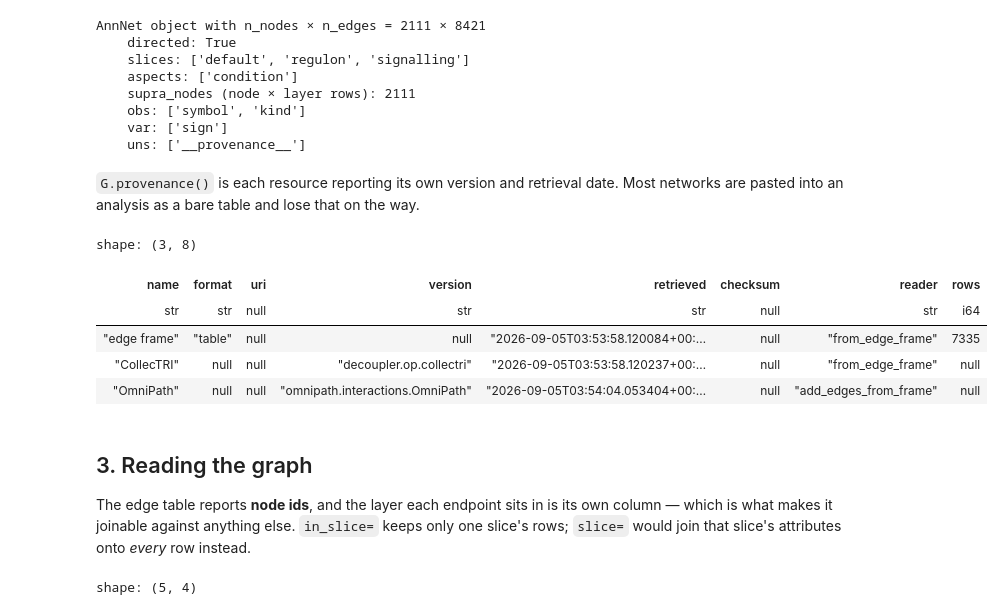
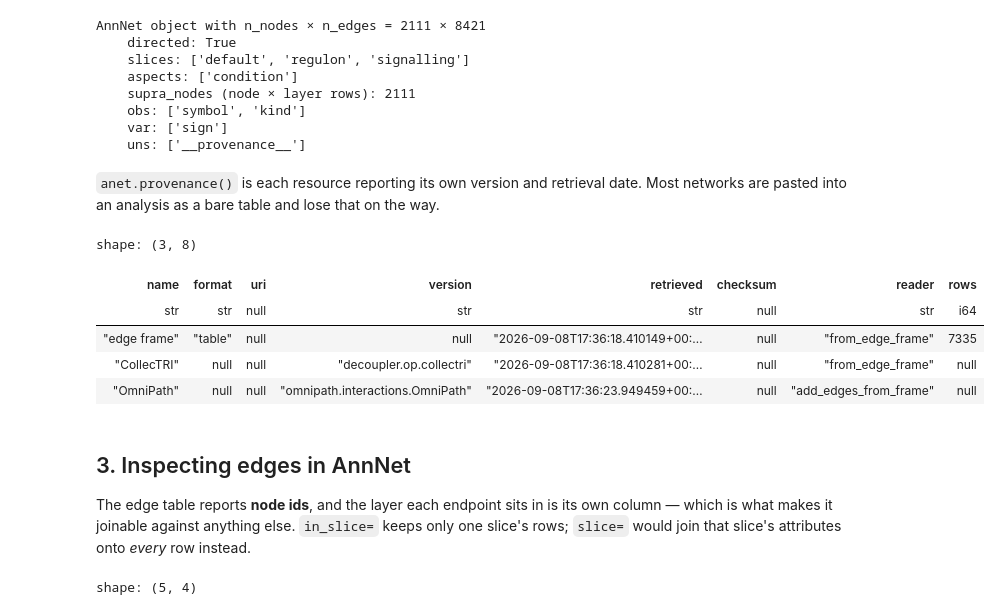
Before and after one commit to saezlab/annnet, a Jupyter notebook: notebooks/the-loop.ipynb, the cells around one changed output. Cells and saved outputs as stored; diff of their text form; code cells hidden in the pictures.

```diff
--- a/notebooks/the-loop.ipynb
+++ b/notebooks/the-loop.ipynb
@@ -72,18 +93,15 @@ Two things about the call that builds the graph:
 # %%
-import annnet as an
-from annnet import exp
-
 collectri = dc.op.collectri(organism='human')
 net = collectri[collectri['target'].isin(measured)]
 net = (net.rename(columns={'weight': 'effect'})[['source', 'target', 'effect']]
           .drop_duplicates(subset=['source', 'target']))
 
-G = an.from_edge_frame(
+anet = an.from_edge_frame(
     net, directed=True, sign='effect', slice='regulon',
     aspects={'condition': conditions},
 )
-G.provenance.record('CollecTRI', version='decoupler.op.collectri', reader='from_edge_frame')
-print(f'{len(list(G.edges()))} regulatory interactions')
+anet.provenance.record('CollecTRI', version='decoupler.op.collectri', reader='from_edge_frame')
+print(f'{len(list(anet.edges()))} regulatory interactions')
 # %% [output]
 7335 regulatory interactions
 # %% [markdown]
@@ -113,13 +131,13 @@ signalling = signalling[
 ]
 
 an.add_edges_from_frame(
-    G, signalling, directed=True, sign='effect', slice='signalling', on_conflict='rename',
+    anet, signalling, directed=True, sign='effect', slice='signalling', on_conflict='rename',
 )
-G.provenance.record('OmniPath', version='omnipath.interactions.OmniPath',
+anet.provenance.record('OmniPath', version='omnipath.interactions.OmniPath',
                     reader='add_edges_from_frame')
-G.attrs.set_node_attrs_bulk({n: {'symbol': n, 'kind': 'protein'} for n in G.nodes()})
-print(G.slices.list(), '|', len(list(G.edges())), 'edges total')
-G
+anet.attrs.set_node_attrs_bulk({n: {'symbol': n, 'kind': 'protein'} for n in anet.nodes()})
+print(anet.slices.list(), '|', len(list(anet.edges())), 'edges total')
+anet
 # %% [output]
 ['default', 'regulon', 'signalling'] | 8421 edges total
 AnnNet object with n_nodes × n_edges = 2111 × 8421
@@ -131,18 +149,18 @@ AnnNet object with n_nodes × n_edges = 2111 × 8421
     var: ['sign']
     uns: ['__provenance__']
 # %% [markdown]
-`G.provenance()` is each resource reporting its own version and retrieval date. Most networks are pasted into an analysis as a bare table and lose that on the way.
+`anet.provenance()` is each resource reporting its own version and retrieval date. Most networks are pasted into an analysis as a bare table and lose that on the way.
 # %%
-G.provenance()
+anet.provenance()
 # %% [output]
 shape: (3, 8)
 | name | format | uri | version | retrieved | checksum | reader | rows |
 | str | str | null | str | str | null | str | i64 |
-| "edge frame" | "table" | null | null | "2026-09-05T03:53:58.120084+00:… | null | "from_edge_frame" | 7335 |
-| "CollecTRI" | null | null | "decoupler.op.collectri" | "2026-09-05T03:53:58.120237+00:… | null | "from_edge_frame" | null |
-| "OmniPath" | null | null | "omnipath.interactions.OmniPath" | "2026-09-05T03:54:04.053404+00:… | null | "add_edges_from_frame" | null |
+| "edge frame" | "table" | null | null | "2026-09-08T17:36:18.410149+00:… | null | "from_edge_frame" | 7335 |
+| "CollecTRI" | null | null | "decoupler.op.collectri" | "2026-09-08T17:36:18.410281+00:… | null | "from_edge_frame" | null |
+| "OmniPath" | null | null | "omnipath.interactions.OmniPath" | "2026-09-08T17:36:23.949459+00:… | null | "add_edges_from_frame" | null |
 # %% [markdown]
-## 3. Reading the graph
+## 3. Inspecting edges in AnnNet
 
 The edge table reports **node ids**, and the layer each endpoint sits in is its own
 column — which is what makes it joinable against anything else. `in_slice=` keeps only
```
Also changed, not shown: parts of 20 cells of this notebook, 1 other file.
